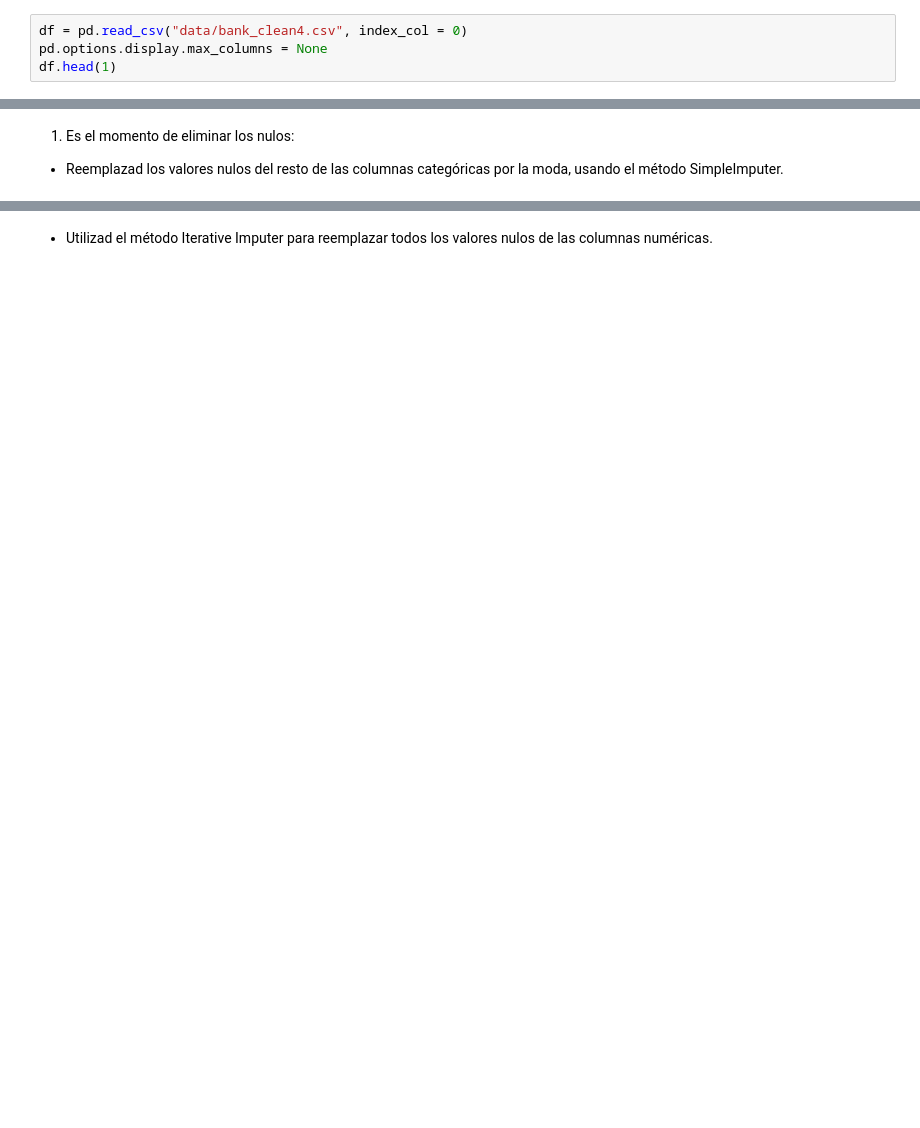
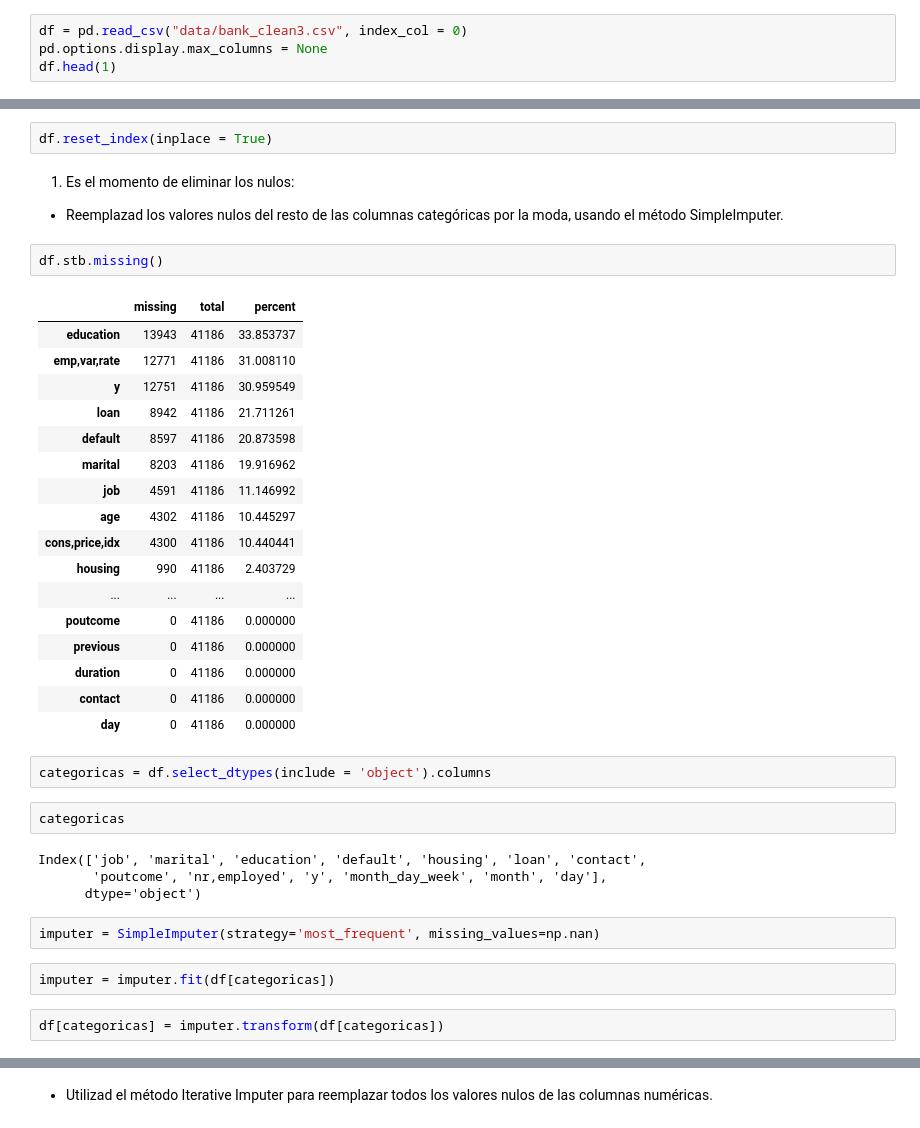
Before and after one commit to NataliaBarquin/Adalab_Pair_programming_4_EDA_limpieza_ETL, a Jupyter notebook: Limpieza/limpieza_5.ipynb, the cells around one changed output, grey strips where cells are left out. Saved outputs shown, nothing was run; the diff lists cells and outputs as text; blank space fills up the shorter version.

```diff
--- a/Limpieza/limpieza_5.ipynb
+++ b/Limpieza/limpieza_5.ipynb
@@ -10,4 +15,4 @@ import sidetable
 # %%
-df = pd.read_csv("data/bank_clean4.csv", index_col = 0)
+df = pd.read_csv("data/bank_clean3.csv", index_col = 0)
 pd.options.display.max_columns = None
 df.head(1)
@@ -14,4 +22,40 @@ df.head(1)
+# %%
+df.reset_index(inplace = True)
 # %% [markdown]
 1. Es el momento de eliminar los nulos:
 
 - Reemplazad los valores nulos del resto de las columnas categóricas por la moda, usando el método SimpleImputer.
+# %%
+df.stb.missing()
+# %% [output]
+|  | missing | total | percent |
+| education | 13943 | 41186 | 33.853737 |
+| emp,var,rate | 12771 | 41186 | 31.008110 |
+| y | 12751 | 41186 | 30.959549 |
+| loan | 8942 | 41186 | 21.711261 |
+| default | 8597 | 41186 | 20.873598 |
+| marital | 8203 | 41186 | 19.916962 |
+| job | 4591 | 41186 | 11.146992 |
+| age | 4302 | 41186 | 10.445297 |
+| cons,price,idx | 4300 | 41186 | 10.440441 |
+| housing | 990 | 41186 | 2.403729 |
+| ... | ... | ... | ... |
+| poutcome | 0 | 41186 | 0.000000 |
+| previous | 0 | 41186 | 0.000000 |
+| duration | 0 | 41186 | 0.000000 |
+| contact | 0 | 41186 | 0.000000 |
+| day | 0 | 41186 | 0.000000 |
+# %%
+categoricas = df.select_dtypes(include = 'object').columns
+# %%
+categoricas
+# %% [output]
+Index(['job', 'marital', 'education', 'default', 'housing', 'loan', 'contact',
+       'poutcome', 'nr,employed', 'y', 'month_day_week', 'month', 'day'],
+      dtype='object')
+# %%
+imputer = SimpleImputer(strategy='most_frequent', missing_values=np.nan)
+# %%
+imputer = imputer.fit(df[categoricas])
+# %%
+df[categoricas] = imputer.transform(df[categoricas])
```
Also changed, not shown: parts of 26 cells of this notebook, 4 other files.
